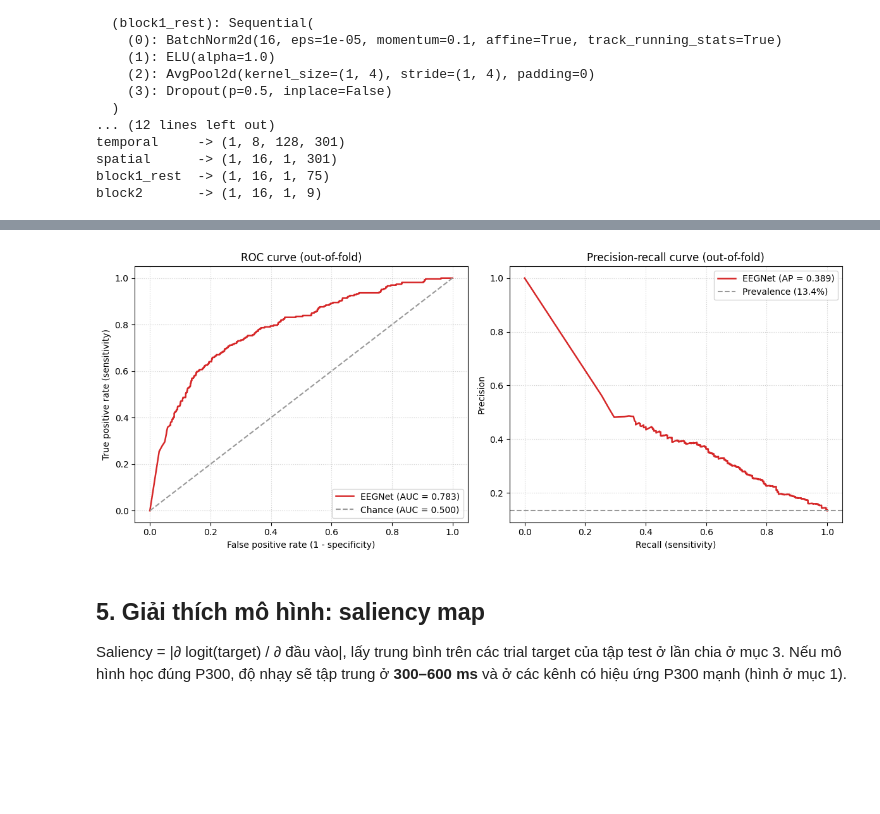
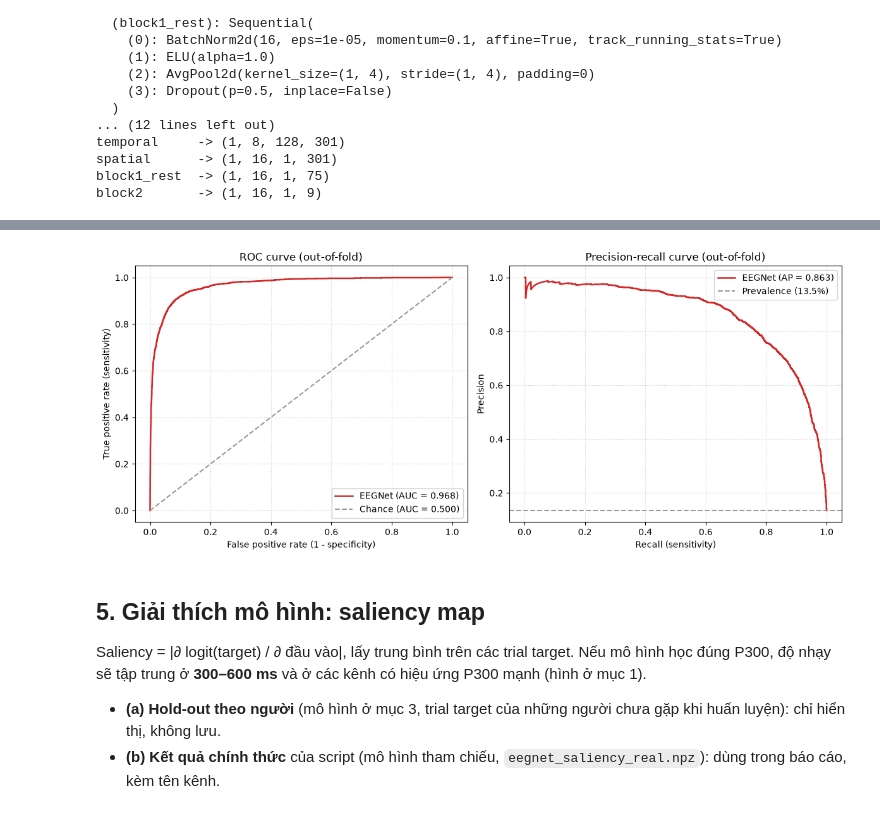
Before and after one commit to amebett1/EEG, a Jupyter notebook: notebooks/04_deep_learning.ipynb, the cells around one changed output, grey strips where cells are left out. Drawn from its saved outputs; the diff is of its cells as text; code cells hidden in the pictures; blank space fills up the shorter version.

```diff
--- a/notebooks/04_deep_learning.ipynb
+++ b/notebooks/04_deep_learning.ipynb
@@ -43,7 +44,7 @@ PyTorch 2.7.1+cu118, thiết bị: cuda (NVIDIA GeForce RTX 4060)
 **Dữ liệu mô phỏng** (`make_synthetic_dataset`): 5 người × 400 trial, khoảng 12% target. Mỗi trial có N1/P2 thị giác, nhiễu 1/f tương quan giữa các kênh và alpha ~10 Hz; trial target có thêm P300 (~350–450 ms, độ trễ dao động) phân bố quanh "vùng đỉnh" (quanh kênh 80). SNR cố ý để thấp (P300 ~3 µV, nhiễu ~10 µV) để bài toán không quá dễ. Kết quả trên dữ liệu này **chỉ để kiểm tra pipeline chạy đúng**, không so sánh được với số liệu thật của V5.
 # %%
 DATA_MODE = "auto"
-REAL_SUBJECTS = ["sub-01"]          # None = toàn bộ 39 người hợp lệ
+REAL_SUBJECTS = None                # None = toàn bộ 39 người hợp lệ; ["sub-01"] để thử nhanh 1 người
 
 use_real = DATA_MODE == "real" or (DATA_MODE == "auto" and real_data_available(REAL_SUBJECTS))
 if use_real:
@@ -55,7 +56,7 @@ else:
 
 times = TMIN + np.arange(X.shape[2]) / SFREQ
 print(f"Dữ liệu: {DATA_TAG}")
-print(f"X: {X.shape} (trial, kênh, mẫu), đơn vị µV")
+print(f"X: {X.shape} (trial, kênh, mẫu), đơn vị µV, {X.nbytes / 2**30:.2f} GB")
 print(f"Số người: {len(np.unique(groups))}")
 print(f"Target: {int(y.sum())} / {len(y)} trial ({y.mean():.1%})")
 # %% [output]
@@ -133,13 +134,22 @@ Giữ 20% trial làm tập test, phần còn lại tách 15% làm validation cho
 # %%
-EPOCHS, PATIENCE, BATCH_SIZE, LR = 100, 15, 64, 1e-3
+from sklearn.model_selection import GroupShuffleSplit
+
+EPOCHS, PATIENCE, BATCH_SIZE, LR = 50, 15, 64, 1e-3   # giống lệnh CLI chính thức
 
 idx = np.arange(len(y))
-tr_idx, te_idx = train_test_split(idx, test_size=0.2, stratify=y, random_state=RANDOM_SEED)
+if len(np.unique(groups)) >= 5:
+    gss = GroupShuffleSplit(n_splits=1, test_size=0.2, random_state=RANDOM_SEED)
+    tr_idx, te_idx = next(gss.split(idx, y, groups))
+else:  # 1 người: chỉ có thể chia theo trial
+    tr_idx, te_idx = train_test_split(idx, test_size=0.2, stratify=y, random_state=RANDOM_SEED)
 tr_idx, va_idx = train_test_split(tr_idx, test_size=0.15, stratify=y[tr_idx], random_state=RANDOM_SEED)
+print(f"Train {len(tr_idx)} / val {len(va_idx)} / test {len(te_idx)} trial; "
+      f"người ở test: {len(np.unique(groups[te_idx]))}, giao train-test: "
+      f"{len(np.intersect1d(groups[tr_idx], groups[te_idx]))}")
 
 model, history, scale = train_eegnet(X[tr_idx], y[tr_idx], X[va_idx], y[va_idx],
                                      epochs=EPOCHS, patience=PATIENCE, batch_size=BATCH_SIZE,
                                      lr=LR, device=DEVICE, verbose=True)
 probs_te = predict_proba(model, X[te_idx], scale)
-pd.Series(compute_metrics(y[te_idx], probs_te)).round(3).to_frame("hold-out test")
+pd.Series(compute_metrics(y[te_idx], probs_te)).round(3).to_frame("hold-out test (unseen subjects)")
 # %% [output]
@@ -189,6 +197,18 @@ Trong mỗi fold: tách 15% tập train làm validation cho early stopping; hệ
 # %%
-fold_df, oof_probs, histories = cross_validate(X, y, groups, n_splits=5, epochs=EPOCHS,
-                                               patience=PATIENCE, batch_size=BATCH_SIZE, lr=LR,
-                                               device=DEVICE)
+RERUN_CV = False
+folds_csv = TABLE_DIR / f"eegnet_folds_{DATA_TAG}.csv"
+oof_npz = TABLE_DIR / f"eegnet_oof_{DATA_TAG}.npz"
+
+loaded = False
+if not RERUN_CV and folds_csv.exists() and oof_npz.exists():
+    saved = np.load(oof_npz)
+    if len(saved["y"]) == len(y) and np.array_equal(saved["y"], y):
+        fold_df, oof_probs = pd.read_csv(folds_csv), saved["oof_probs"]
+        loaded = True
+        print(f"Đọc kết quả CV đã lưu từ script: {folds_csv.relative_to(ROOT)}, {oof_npz.relative_to(ROOT)}")
+if not loaded:
+    fold_df, oof_probs, histories = cross_validate(X, y, groups, n_splits=5, epochs=EPOCHS,
+                                                   patience=PATIENCE, batch_size=BATCH_SIZE, lr=LR,
+                                                   device=DEVICE)
 fold_df.round(3)
 # %% [output]
@@ -235,30 +251,34 @@ table.set_index("model").round(3)
 # %%
 fig, axes = plt.subplots(1, 2, figsize=(12, 5))
 fpr, tpr, _ = roc_curve(y, oof_probs)
 axes[0].plot(fpr, tpr, color="#d62728", lw=1.8, label=f"EEGNet (AUC = {roc_auc_score(y, oof_probs):.3f})")
 axes[0].plot([0, 1], [0, 1], "--", color="#999999", label="Chance (AUC = 0.500)")
 axes[0].set(xlabel="False positive rate (1 - specificity)", ylabel="True positive rate (sensitivity)",
             title="ROC curve (out-of-fold)")
 axes[0].legend(loc="lower right")
 
 prec, rec, _ = precision_recall_curve(y, oof_probs)
 axes[1].plot(rec, prec, color="#d62728", lw=1.8, label=f"EEGNet (AP = {average_precision_score(y, oof_probs):.3f})")
 axes[1].axhline(y.mean(), ls="--", color="#999999", label=f"Prevalence ({y.mean():.1%})")
 axes[1].set(xlabel="Recall (sensitivity)", ylabel="Precision", title="Precision-recall curve (out-of-fold)")
 axes[1].legend(loc="upper right")
 for ax in axes:
     ax.grid(True, ls=":", alpha=0.6)
 fig.tight_layout()
 
-FIG_DIR.mkdir(parents=True, exist_ok=True)
-fig.savefig(FIG_DIR / f"eegnet_roc_pr_{DATA_TAG}.png", dpi=200, bbox_inches="tight")
+if not loaded:  # hình chính thức do script lưu; chỉ lưu khi CV chạy trong notebook
+    FIG_DIR.mkdir(parents=True, exist_ok=True)
+    fig.savefig(FIG_DIR / f"eegnet_roc_pr_{DATA_TAG}.png", dpi=200, bbox_inches="tight")
 plt.show()
 # %% [output]
-[figure, old version]
+[figure, new version]
 # %% [markdown]
 ## 5. Giải thích mô hình: saliency map
 
-Saliency = |∂ logit(target) / ∂ đầu vào|, lấy trung bình trên các trial target của tập test ở lần chia ở mục 3. Nếu mô hình học đúng P300, độ nhạy sẽ tập trung ở **300–600 ms** và ở các kênh có hiệu ứng P300 mạnh (hình ở mục 1).
+Saliency = |∂ logit(target) / ∂ đầu vào|, lấy trung bình trên các trial target. Nếu mô hình học đúng P300, độ nhạy sẽ tập trung ở **300–600 ms** và ở các kênh có hiệu ứng P300 mạnh (hình ở mục 1).
+
+- **(a) Hold-out theo người** (mô hình ở mục 3, trial target của những người chưa gặp khi huấn luyện): chỉ hiển thị, không lưu.
+- **(b) Kết quả chính thức** của script (mô hình tham chiếu, `eegnet_saliency_real.npz`): dùng trong báo cáo, kèm tên kênh.
 # %%
 sal = saliency_map(model, X[te_idx][y[te_idx] == 1], scale)
 
```
Also changed, not shown: parts of 11 cells of this notebook, 23 other files.
